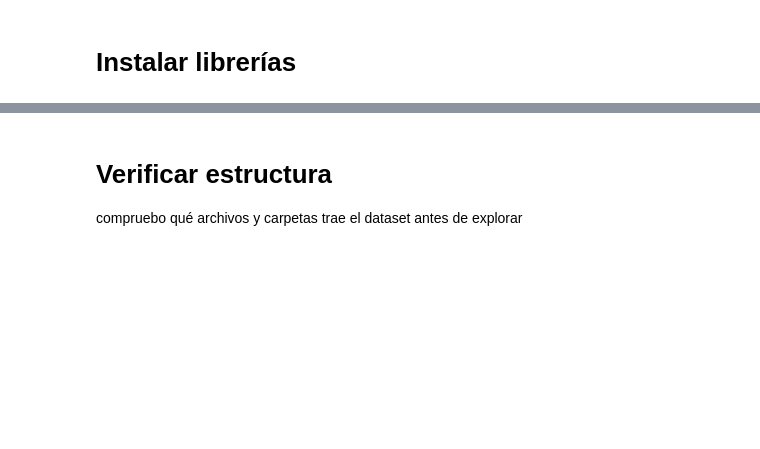
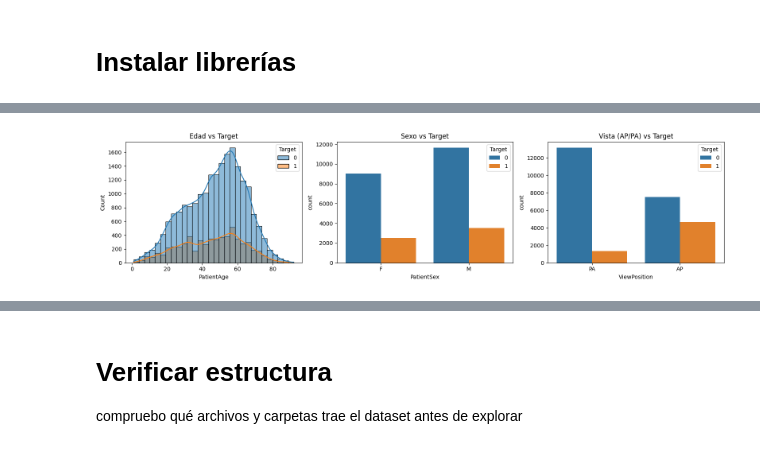
Before and after one commit to franciscofdzfer/RSNAPneumonia, a Jupyter notebook: rsnapneumoniadetection.ipynb, the cells around one changed output, grey strips where cells are left out. Drawn from its saved outputs; the diff is of its cells as text; code cells hidden in the pictures; blank space fills up the shorter version.

```diff
--- a/rsnapneumoniadetection.ipynb
+++ b/rsnapneumoniadetection.ipynb
@@ -43,0 +176,7 @@ import matplotlib.patches as patches
+# %%
+# %% [CELDA 7] -- Leer un DICOM de ejemplo y ver metadatos
+sample_id = train_labels["patientId"].iloc[0]
+sample_path = os.path.join(TRAIN_IMG_DIR, f"{sample_id}.dcm")
+dcm = pydicom.dcmread(sample_path)
+
+print(dcm)  # metadatos completos (edad, sexo, vista, modalidad, etc.)
@@ -43,0 +232,28 @@ import matplotlib.patches as patches
+# %%
+# %% [CELDA 9] -- Cruzar metadatos con Target
+full_meta = meta_df.merge(
+    train_labels.drop_duplicates("patientId")[["patientId", "Target"]],
+    on="patientId"
+)
+
+fig, axes = plt.subplots(1, 3, figsize=(16, 4))
+
+sns.histplot(data=full_meta, x="PatientAge", hue="Target", kde=True, ax=axes[0], bins=30)
+axes[0].set_title("Edad vs Target")
+
+sns.countplot(data=full_meta, x="PatientSex", hue="Target", ax=axes[1])
+axes[1].set_title("Sexo vs Target")
+
+sns.countplot(data=full_meta, x="ViewPosition", hue="Target", ax=axes[2])
+axes[2].set_title("Vista (AP/PA) vs Target")
+
+plt.tight_layout()
+plt.show()
+
+# Qué observar:
+# - ¿La proporción de neumonía cambia mucho entre AP y PA? (Suele ser así:
+#   las vistas AP -tomadas a pacientes más graves, en cama- correlacionan
+#   más con Target=1 que las PA).
+# - ¿Hay sesgo de edad o sexo?
+# %% [output]
+[figure, added]
```
Also changed, not shown: parts of 25 cells of this notebook.
